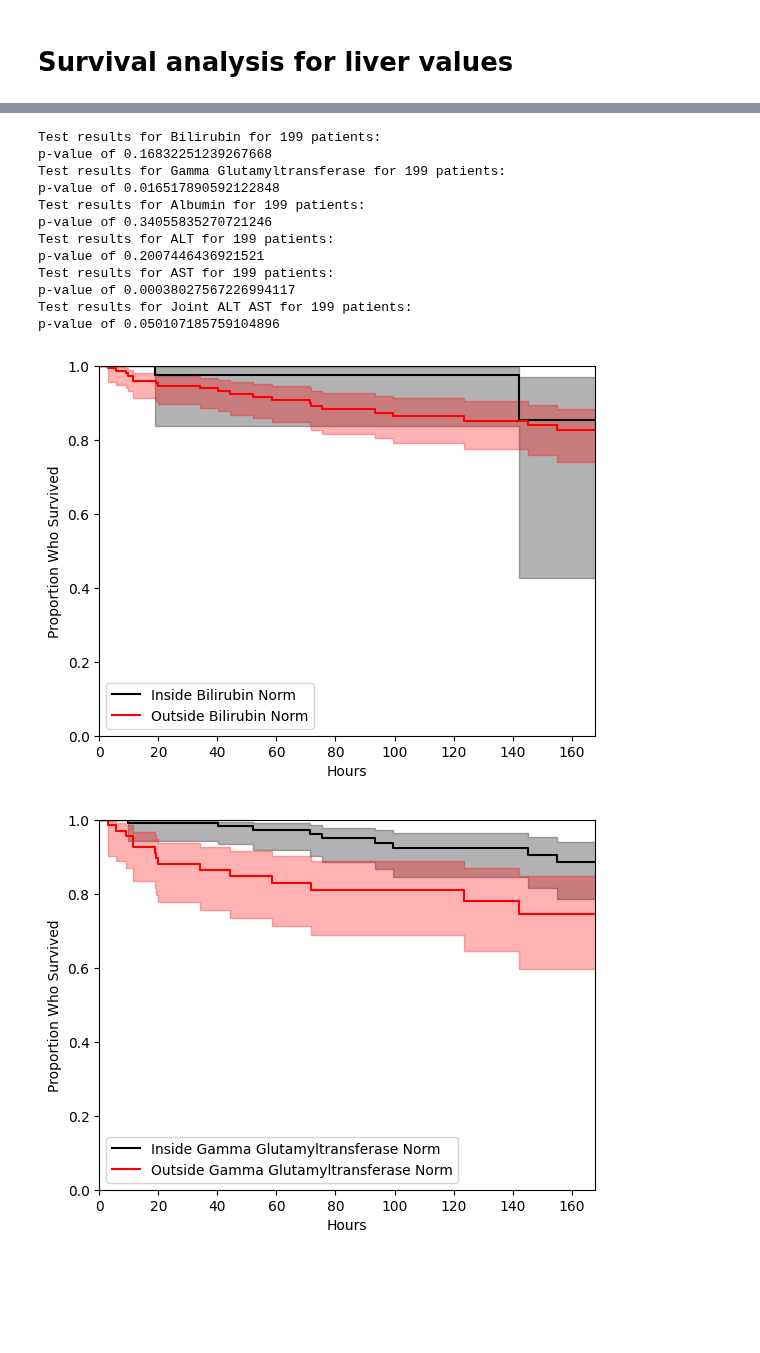
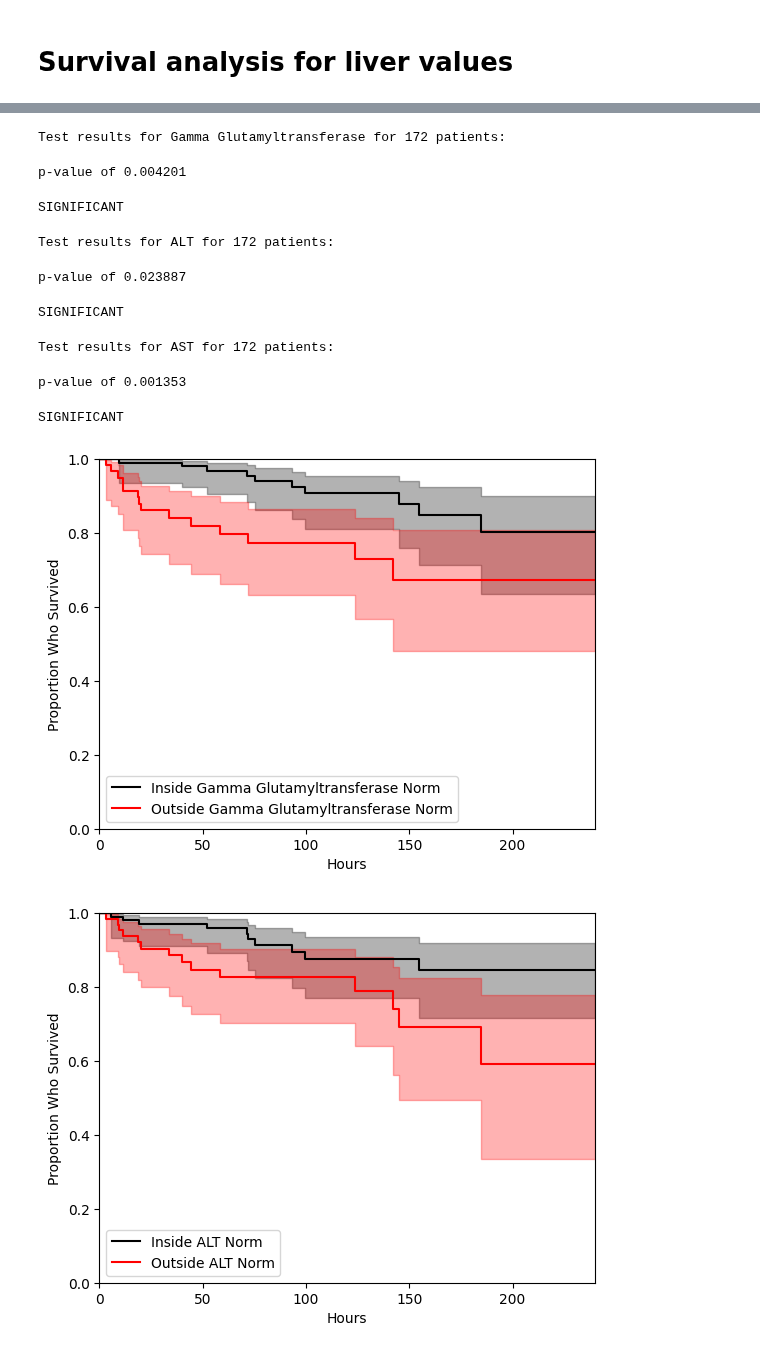
Before and after one commit to theislab/ehrapy-reproducibility, a Jupyter notebook: Figure_4/liver_survival_analysis.ipynb, the cells around one changed output, grey strips where cells are left out. Cells and saved outputs as stored; diff of their text form; code cells hidden in the pictures; blank space fills up the shorter version.

```diff
--- a/Figure_4/liver_survival_analysis.ipynb
+++ b/Figure_4/liver_survival_analysis.ipynb
@@ -7,6 +12,6 @@ import numpy as np
 # %%
 adata = ep.io.read_h5ad(
-    "../anndata_objects/adata_02_2023_pneumonia_unspecified_rest.h5ad"
+    "../anndata_objects/adata_pneumonia_unspecified_rest_annotated.h5ad"
 )
 adata
 # %% [output]
@@ -30,12 +34,10 @@ Filter the AnnData object by time. We only want the first 100 days of the stays.
 # %%
 adata.obs["OUTTIME"] = pd.to_datetime(adata.obs["OUTTIME"])
 adata.obs["INTIME"] = pd.to_datetime(adata.obs["INTIME"])
+hours_diff = (adata.obs["OUTTIME"] - adata.obs["INTIME"]).dt.total_seconds() / 3600
+adata.obs["STAY_TIME_HOURS"] = hours_diff
 
-hours_diff = (adata.obs["OUTTIME"] - adata.obs["INTIME"]).dt.total_seconds() / 3600
-
-mask = hours_diff < 336
-
-adata.obs["STAY_TIME_HOURS"] = hours_diff
+mask = hours_diff < 240
 filtered_adata = adata[mask]
 filtered_adata
 # %% [output]
@@ -74,32 +66,33 @@ def norm_values(measurements, lab_value):
 
     return np.array(norm_array)
 # %%
-def get_norm_values(adata):
+def get_norm_values(adata, norm_ranges):
     bilirubin_norm = norm_values(
-        adata[:, "Bilirubin, Direct_max"].layers["original_imputed"], "bilirubin"
-    )  # Looks better with min/avg
+        adata[:, "Bilirubin, Direct_max"].layers["original_imputed"], "bilirubin", norm_ranges
+    )
     g_glutamyltransferase_norm = norm_values(
-        adata[:, "Gamma Glutamyltransferase_max"].layers["original_imputed"], "gGT"
+        adata[:, "Gamma Glutamyltransferase_max"].layers["original_imputed"], "gGT", norm_ranges
     )
     albumin_norm = norm_values(
-        adata[:, "Albumin_min"].layers["original_imputed"], "albumin"
+        adata[:, "Albumin_min"].layers["original_imputed"], "albumin", norm_ranges
     )
     alt_norm = norm_values(
-        adata[:, "Alanine Aminotransferase (ALT)_max"].layers["original_imputed"], "ALT"
+        adata[:, "Alanine Aminotransferase (ALT)_max"].layers["original_imputed"], "ALT", norm_ranges
     )
     ast_norm = norm_values(
         adata[:, "Asparate Aminotransferase (AST)_max"].layers["original_imputed"],
         "AST",
+        norm_ranges
     )
     joint_alt_ast = np.logical_or(alt_norm, ast_norm).astype(int)
 
     all_norm_values = {
-        "Bilirubin": bilirubin_norm,
+#        "Albumin": albumin_norm,
+#        "Bilirubin": bilirubin_norm,
         "Gamma Glutamyltransferase": g_glutamyltransferase_norm,
-        "Albumin": albumin_norm,
         "ALT": alt_norm,
         "AST": ast_norm,
-        "Joint ALT AST": joint_alt_ast,
+     #   "Joint ALT AST": joint_alt_ast,
     }
 
     return all_norm_values
@@ -124,6 +99,6 @@ adata.obs
 # %%
 def kmf_statistics_plot(adata, xlim=(0, 500)):
-    all_norm_values = get_norm_values(adata)
+    all_norm_values = get_norm_values(adata, norm_ranges)
 
     for name, measurement in all_norm_values.items():
         T = np.array(adata.obs.STAY_TIME_HOURS)  # should be in days -> recalculate it
@@ -135,8 +110,10 @@ def kmf_statistics_plot(adata, xlim=(0, 500)):
         kmf_2 = ep.tl.kmf(T[ix2], E[ix2], label=f"Outside {name} Norm")
 
         log_rank_test_result = ep.tl.test_kmf_logrank(kmf_1, kmf_2)
-        print(f"Test results for {name} for {len(adata.obs)} patients:")
-        print(f"p-value of {log_rank_test_result.p_value}")
+        print(f"[bold blue]Test results for {name} for {len(adata.obs)} patients:")
+        print(f"p-value of {log_rank_test_result.p_value:2f}")
+        if log_rank_test_result.p_value < 0.05:
+            print("[bold red]SIGNIFICANT")
 
         ep.pl.kmf(
             [kmf_1, kmf_2],
@@ -147,3 +124,7 @@ def kmf_statistics_plot(adata, xlim=(0, 500)):
             ylabel="Proportion Who Survived",
             show=True,
         )
+
+        output_dir = Path("./kaplan_meier")
+        output_dir.mkdir(parents=True, exist_ok=True)
+        plt.savefig(f"{output_dir}/kmf_{name}_{len(adata.obs)}.png")
@@ -171,17 +146,14 @@ p-value of 0.25659679649791767
 # %%
-kmf_statistics_plot(filtered_adata, xlim=(0, 168))
+kmf_statistics_plot(filtered_adata, xlim=(0, 240))
 # %% [output]
-Test results for Bilirubin for 199 patients:
-p-value of 0.16832251239267668
-Test results for Gamma Glutamyltransferase for 199 patients:
-p-value of 0.016517890592122848
-Test results for Albumin for 199 patients:
-p-value of 0.34055835270721246
-Test results for ALT for 199 patients:
-p-value of 0.2007446436921521
-Test results for AST for 199 patients:
-p-value of 0.00038027567226994117
-Test results for Joint ALT AST for 199 patients:
-p-value of 0.050107185759104896
+Test results for Gamma Glutamyltransferase for 172 patients:
+p-value of 0.004201
+SIGNIFICANT
+Test results for ALT for 172 patients:
+p-value of 0.023887
+SIGNIFICANT
+Test results for AST for 172 patients:
+p-value of 0.001353
+SIGNIFICANT
-[figure, old version]
+[figure, new version]
-[figure, old version]
+[figure, new version]
```
Also changed, not shown: parts of 16 cells of this notebook, 7 other files.
